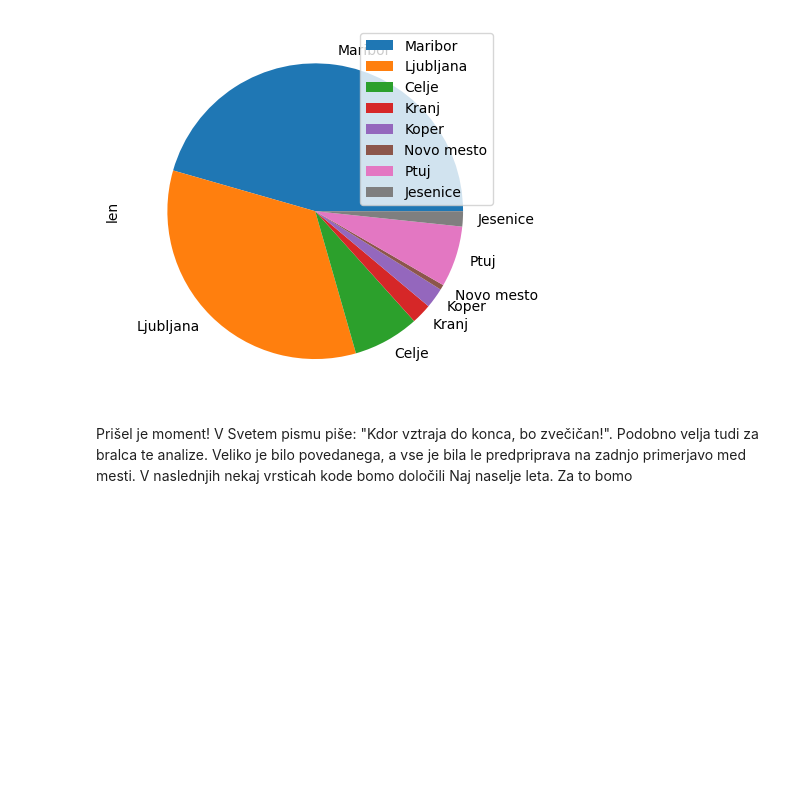
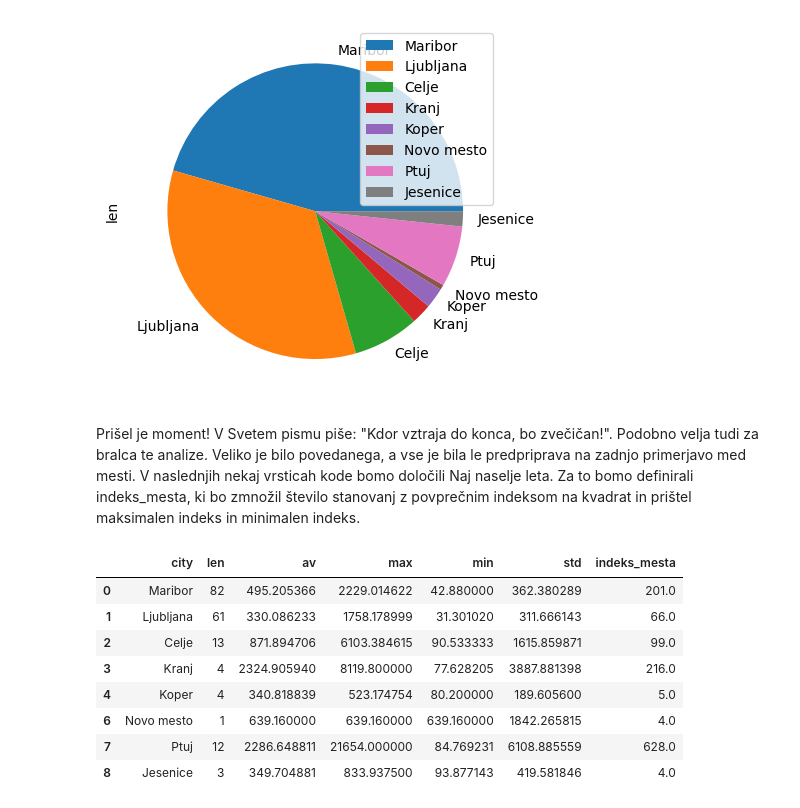
Before and after one commit to MartinZust123/Projektna-naloga---analiza-podatkov, a Jupyter notebook: analiza_podatkov.ipynb, the cells around one changed output. Saved outputs shown, nothing was run; the diff lists cells and outputs as text; code cells hidden in the pictures; blank space fills up the shorter version.

```diff
--- a/analiza_podatkov.ipynb
+++ b/analiza_podatkov.ipynb
@@ -620,4 +620,17 @@ num.plot.pie(y="len", labels=num["city"])
 <AxesSubplot: ylabel='len'>
 [figure]
 # %% [markdown]
-Prišel je moment! V Svetem pismu piše: "Kdor vztraja do konca, bo zvečičan!". Podobno velja tudi za bralca te analize. Veliko je bilo povedanega, a vse je bila le predpriprava na zadnjo primerjavo med mesti. V naslednjih nekaj vrsticah kode bomo določili Naj naselje leta. Za to bomo
+Prišel je moment! V Svetem pismu piše: "Kdor vztraja do konca, bo zvečičan!". Podobno velja tudi za bralca te analize. Veliko je bilo povedanega, a vse je bila le predpriprava na zadnjo primerjavo med mesti. V naslednjih nekaj vrsticah kode bomo določili Naj naselje leta. Za to bomo definirali indeks_mesta, ki bo zmnožil število stanovanj z povprečnim indeksom na kvadrat in prištel maksimalen indeks in minimalen indeks.
+# %%
+num['indeks_mesta'] = ((num['len'] * num['av'] * num['av'] + num['max'] + num['min'])/100000).round()
+num
+# %% [output]
+|  | city | len | av | max | min | std | indeks_mesta |
+| 0 | Maribor | 82 | 495.205366 | 2229.014622 | 42.880000 | 362.380289 | 201.0 |
+| 1 | Ljubljana | 61 | 330.086233 | 1758.178999 | 31.301020 | 311.666143 | 66.0 |
+| 2 | Celje | 13 | 871.894706 | 6103.384615 | 90.533333 | 1615.859871 | 99.0 |
+| 3 | Kranj | 4 | 2324.905940 | 8119.800000 | 77.628205 | 3887.881398 | 216.0 |
+| 4 | Koper | 4 | 340.818839 | 523.174754 | 80.200000 | 189.605600 | 5.0 |
+| 6 | Novo mesto | 1 | 639.160000 | 639.160000 | 639.160000 | 1842.265815 | 4.0 |
+| 7 | Ptuj | 12 | 2286.648811 | 21654.000000 | 84.769231 | 6108.885559 | 628.0 |
+| 8 | Jesenice | 3 | 349.704881 | 833.937500 | 93.877143 | 419.581846 | 4.0 |
```
Also changed, not shown: parts of 2 cells of this notebook.
